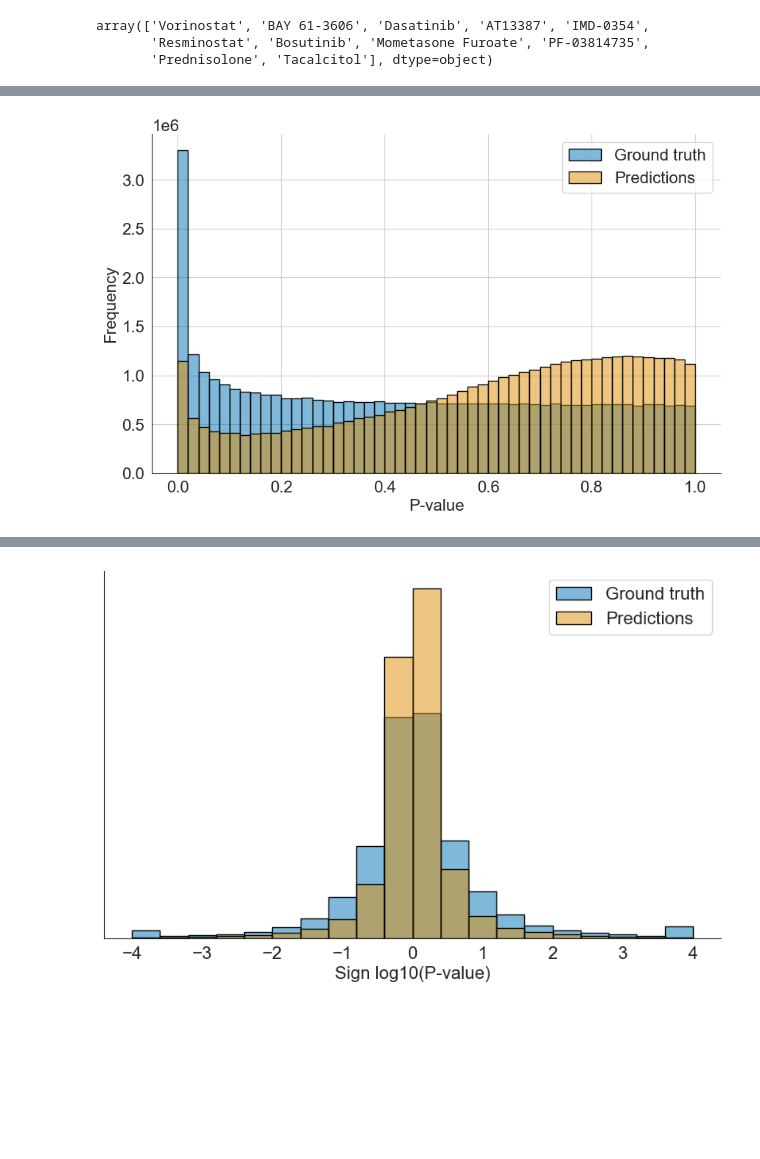
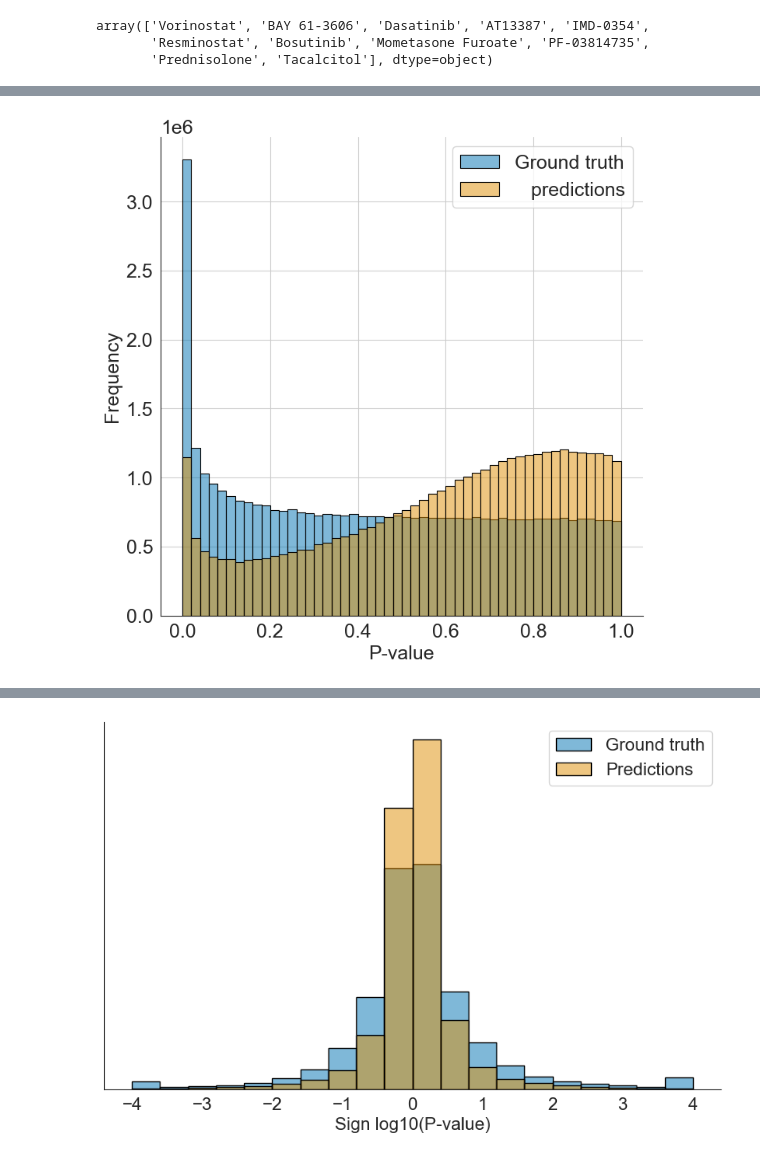
Before and after one commit to theislab/task-dge-perturbation-prediction-analysis, a Jupyter notebook: results_analysis/results_analysis.ipynb, the cells around one changed output, grey strips where cells are left out. Drawn from its saved outputs; the diff is of its cells as text; code cells hidden in the pictures; blank space fills up the shorter version.

```diff
--- a/results_analysis/results_analysis.ipynb
+++ b/results_analysis/results_analysis.ipynb
@@ -165,6 +169,11 @@ rename_dict = {
     "transformer_ensemble": "Transformer Ensemble"
 }
 data.method_id = data.method_id.astype("category").cat.rename_categories(rename_dict)
+# %%
+def adjust_font_size(fig_width, fig_height, base_size, base_font):
+    # Calculate the scaling factor
+    scale_factor = (fig_width * fig_height) / (base_size[0] * base_size[1])
+    return base_font * scale_factor**0.5
 # %%
 import matplotlib.pyplot as plt
 import matplotlib
@@ -231,0 +282,29 @@ plt.show()
+# %%
+categories = {name: i for i, name in enumerate(total_genes_10k.sort_values(ascending=True).index)}
+data['sm_jittered'] = data['sm_name'].map(categories)
+
+# Plotting setup
+fig, (ax, ax2) = plt.subplots(2, 1, figsize=(12, 16))
+plt.subplots_adjust(hspace=0.5)
+
+# Colors and markers setup
+colors = {key: palette[i] for i, key in enumerate(colors.keys())}
+markers = {'JN-AP-OP2': 'o', 'NN retraining with pseudolabels': '^', "LSTM-GRU-CNN Ensemble": 's', "ScAPE": "p", "Py-boost": "h", "Mean per cell type and gene": "D", "Transformer Ensemble": "*"}
+
+# First subplot: Scatter plot based on new ordering
+for method, group in data.groupby('method_id'):
+    ax.scatter(group['sm_jittered'], group['mrrmse'], color=colors[method], marker=markers.get(method, 'o'), alpha=0.6, label=method)
+
+ax.set_xticks([])
+ax.set_ylabel('MRRMSE')
+ax.grid(True)
+ax.xaxis.grid(True)
+ax.yaxis.grid(True)
+
+# Second subplot: Bar plot using the same ordering
+ax2.bar(categories.values(), total_genes_10k.loc[list(categories.keys())], alpha=0.2, width=0.5)
+ax2.set_xticks([])
+ax2.set_xlabel('Drug')
+ax2.set_ylabel('Fraction of DEGs (P-value < 0.01)')
+plt.savefig("separate_fraction_degs.pdf", transparent=True)
+plt.show()
@@ -300,7 +395,7 @@ data_top[(data_top.cosine_sim < 0.4) & (data_top.sig_genes > 1000)]
 threshold = -np.log10(0.0001)
 # %%
 val = np.clip(de_test.iloc[:, 7:], -threshold, threshold).values.reshape(-1)
-pred = np.clip(predictions["nn_retraining_with_pseudolabels"], -threshold, threshold).values.reshape(-1)
+pred = predictions["nn_retraining_with_pseudolabels"].values.reshape(-1)
 errors = val - pred
 # %%
 plt.figure(figsize=(10, 6))
@@ -321,28 +416,29 @@ palette = sns.color_palette("colorblind")
 # %%
 sns.set_style("whitegrid")
 sns.set_style("white")
-plt.figure(figsize=(10, 6))
+plt.figure(figsize=(8, 8))
+plt.rcParams.update({'font.size': 18})
 
 # plot distribution
 ax = sns.histplot(10**-np.abs(val), color=palette[0], bins=50, edgecolor='black', label='Ground truth', alpha=0.5, stat="frequency")
 
 # Plot histogram for val2
-sns.histplot(10**-np.abs(pred), color=palette[1], bins=50, edgecolor='black', label='Predictions', alpha=0.5, stat="frequency", ax=ax)
+sns.histplot(10**-np.abs(pred), color=colors["NN retraining with pseudolabels"], bins=50, edgecolor='black', label='   predictions', alpha=0.5, stat="frequency", ax=ax)
 
 # Adding labels and title
-plt.title('Distribution of predictions and ground truth')
+# plt.title('Distribution of predictions and ground truth')
 plt.xlabel('P-value')
 plt.ylabel('Frequency')
 ax.spines['top'].set_visible(False)
 ax.spines['right'].set_visible(False)
 
 # Adding legend to distinguish the two distributions
 plt.legend()
 
 # Show plot with grid
 plt.grid(True)
+plt.title("")
 plt.savefig("predictions_vs_ground_truth_p_val.svg", transparent=True)
-plt.title("")
 plt.show()
 # %% [output]
-[figure, old version]
+[figure, new version]
```
Also changed, not shown: parts of 14 cells of this notebook, 13 other files.
